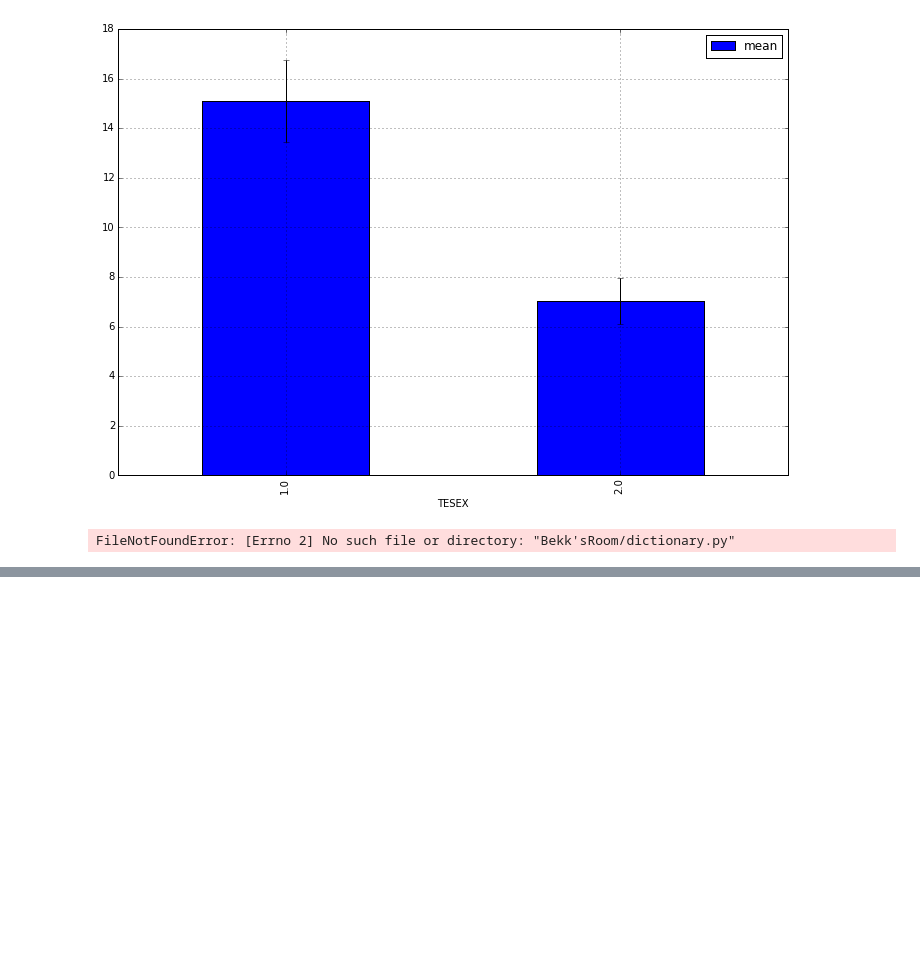
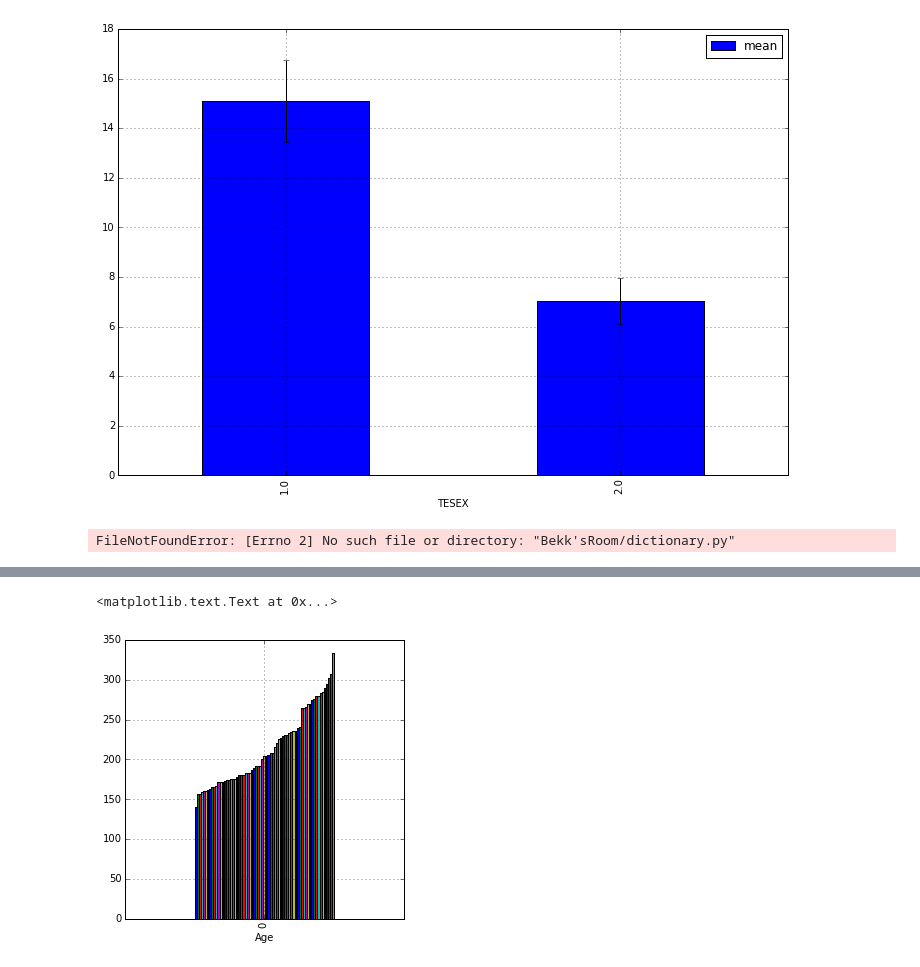
Before and after one commit to pjpassa/atus-analysis-system, a Jupyter notebook: Test Notebook 1.ipynb, the cells around one changed output, grey strips where cells are left out. Drawn from its saved outputs; the diff is of its cells as text; code cells hidden in the pictures; blank space fills up the shorter version.

Commit message:
Added Groupie

```diff
--- a/Test Notebook 1.ipynb
+++ b/Test Notebook 1.ipynb
@@ -250,0 +106,19 @@ autocorrelation_plot(tv)
+# %%
+# agetv = datasets(test)
+grouped = agetv.groupby('Age')
+group_list = []
+for item, group in grouped:
+    # print(item)
+    group_list.append(average_minutes(group, "TV/movies(nonR)"))
+count = 0
+newdataframe = {}
+group_list = sorted(group_list)
+for item,group in grouped:
+        newdataframe[item] = [int(group_list[count])]
+        count += 1
+data = pd.DataFrame.from_dict(newdataframe, orient='columns', dtype=None)
+ax = data.plot(kind="bar", figsize=(5,5), legend=False)
+ax.set_xlabel('Age')
+# %% [output]
+<matplotlib.text.Text at 0x...>
+[figure, added]
```
Also changed, not shown: parts of 18 cells of this notebook, 1 other file.
